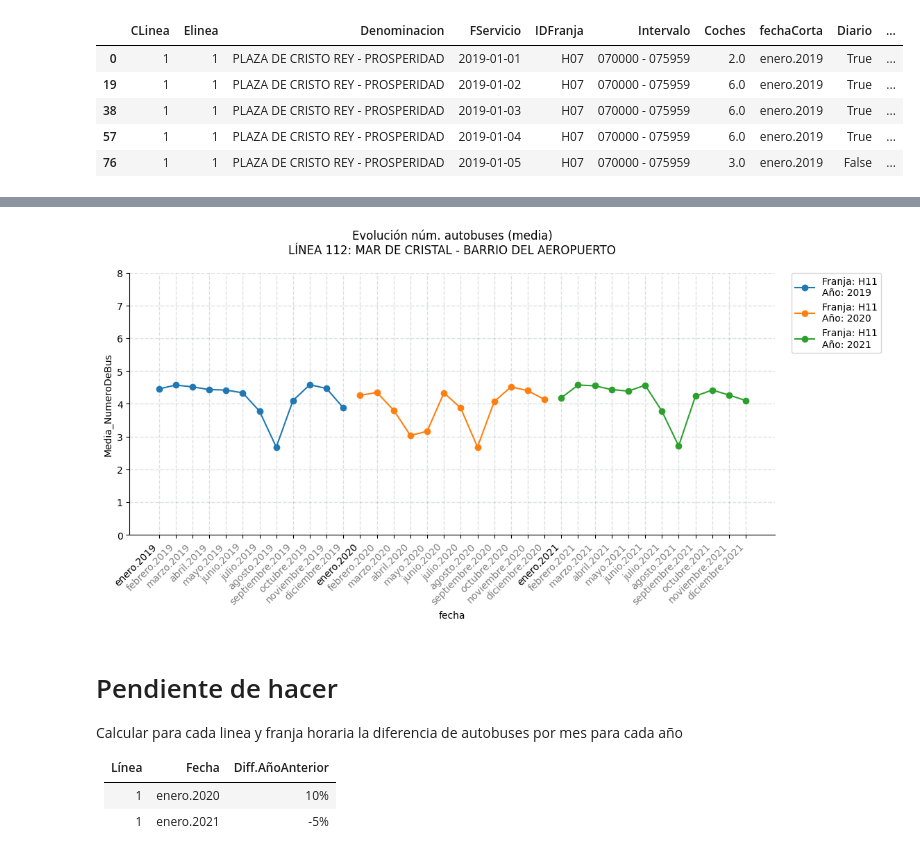
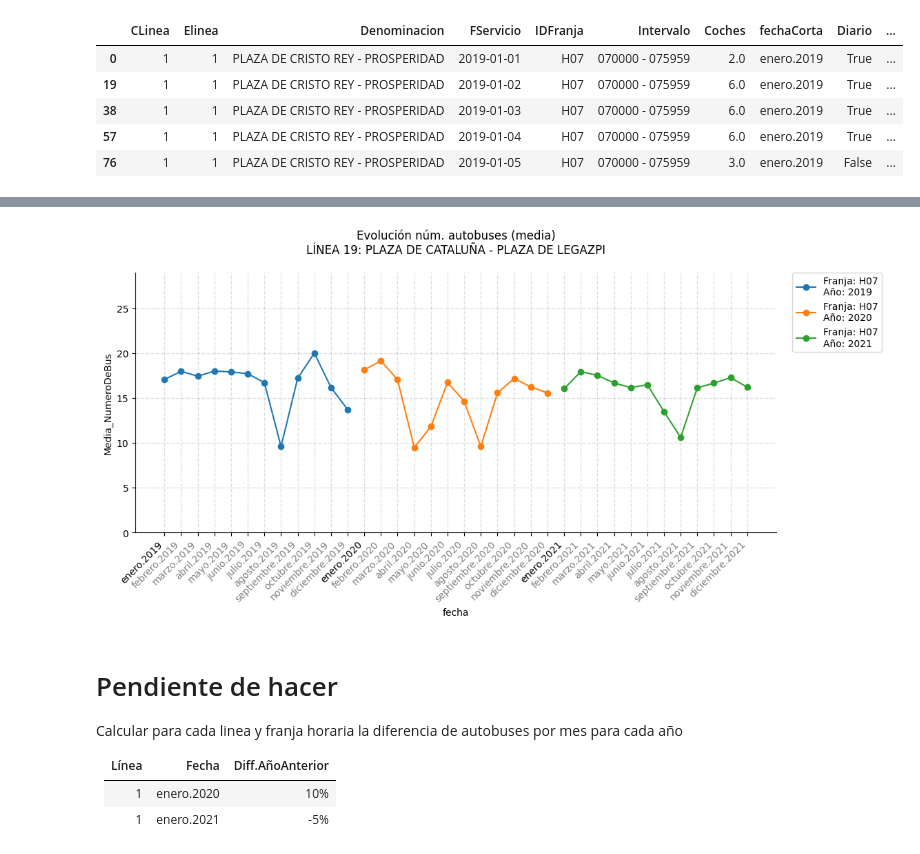
Before and after one commit to nacholopex/emt_madrid, a Jupyter notebook: 2022_emt_evolucion.ipynb, the cells around one changed output, grey strips where cells are left out. Cells and saved outputs as stored; diff of their text form; code cells hidden in the pictures.

```diff
--- a/2022_emt_evolucion.ipynb
+++ b/2022_emt_evolucion.ipynb
@@ -120,8 +120,8 @@ fig, axes = plt.subplots(figsize=(12, 5),dpi=100)
 axes.spines.right.set_visible(False)
 axes.spines.top.set_visible(False)
 
-num_linea = 112
-franja = 'H11'
+num_linea = 19
+franja = 'H07'
 
 # Filtro por linea y franja
 data = media_buses[(media_buses['IDFranja']==franja)&(media_buses['CLinea']==num_linea)].reset_index(drop=True)
@@ -143,34 +143,34 @@ indices_enero = [i for i, item in enumerate(data.fechaCorta) if re.search('enero
 for indeceEnero in indices_enero:
     xTicks[indeceEnero].set_color('black')
     # axes.vlines(x=indeceEnero,ymin=0,ymax=axes.get_yticks().max(),colors='black',linestyles='dashed',)
 
 # Título y nombre ejes
 axes.set_xlabel('fecha')
 axes.set_ylabel('Media_NumeroDeBus')
 axes.set_title(label=f'Evolución núm. autobuses (media)\nLÍNEA {num_linea}: {cartel_linea}',pad=20)
 # axes.set(
 #     xlabel='Mes',
 #     ylabel='Media_NumeroDeBus',
 #     title=f'Evolución núm. autobuses (media)\nLÍNEA {num_linea}: {cartel_linea}'
 #     )
 axes.grid(color="#172a3d", linestyle='--', linewidth=1, axis='both', alpha=0.15)
 leg= axes.legend(bbox_to_anchor=(1.025, 1), loc=2, borderaxespad=0)
 
 
 plt.draw()
 
 # FALTA POR HACER ESTO-> Poner una caja debajo de las leyedenas que muestren datos como máx y min
 # p = leg.get_window_extent()
 # print(p)
 # axes.annotate('Annotation Text', (p.p0[0], p.p1[1]+10), (p.p0[0], p.p1[1]),
 #             xycoords='figure pixels', zorder=9)
 
 
 # plt.legend(loc="lower right") # Esto puede deshabilitar quitando la línea
 # plt.savefig(fname=f'images/LÍNEA_{num_linea}_{franja}_{cartel_linea}.jpg',format='jpg', bbox_inches='tight', dpi=200)
 plt.show()
 # %% [output]
-[figure, old version]
+[figure, new version]
 # %% [markdown]
 # Pendiente de hacer
 Calcular para cada linea y franja horaria la diferencia de autobuses por mes para cada año
```
Also changed, not shown: parts of 7 cells of this notebook.
